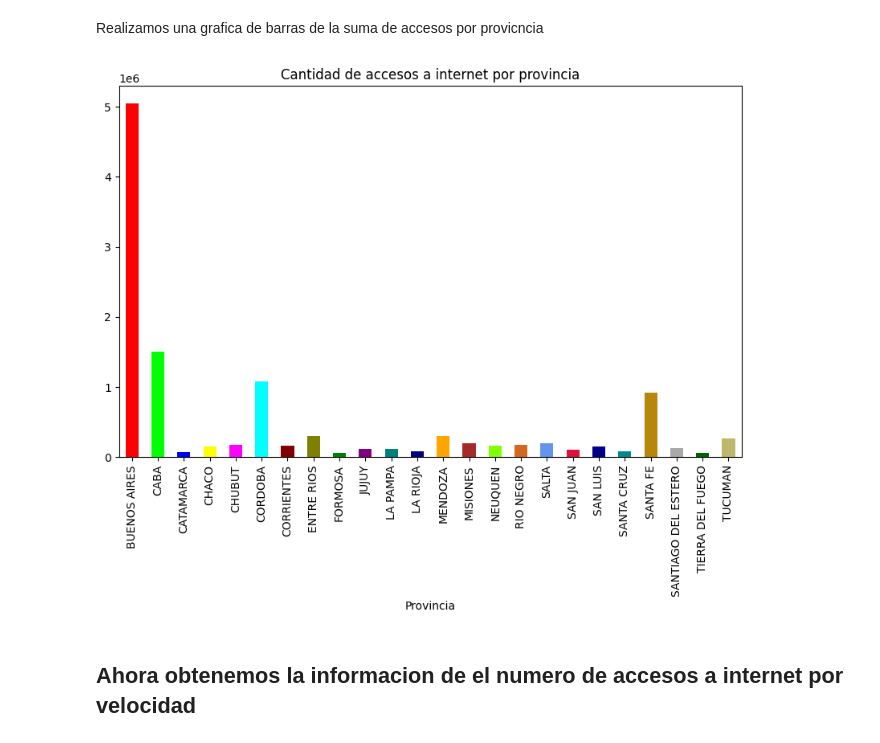
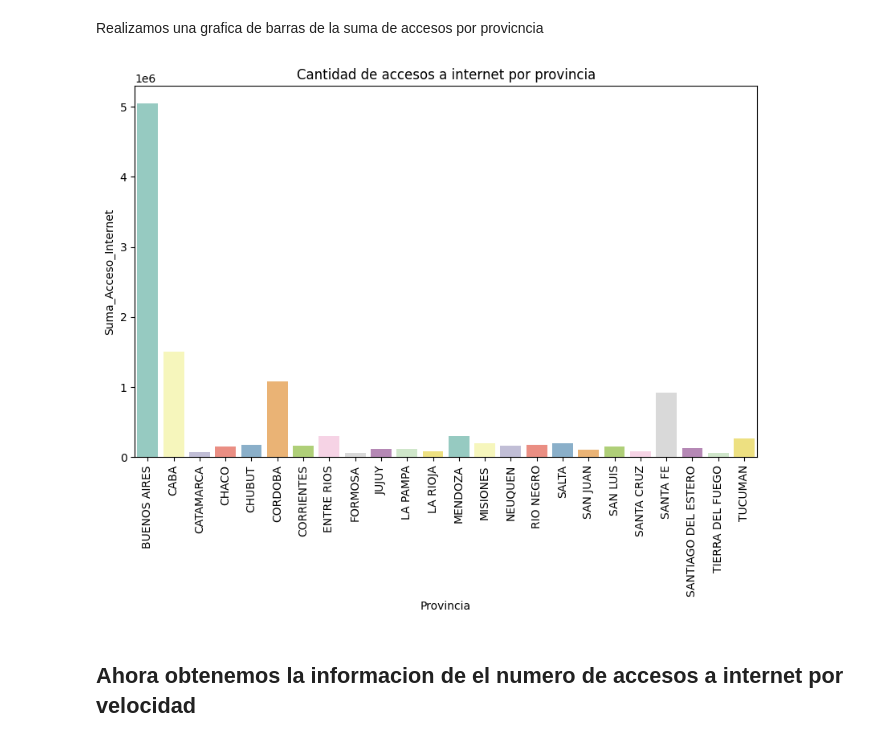
Before and after one commit to RogerCortezRosas/Telecom_Analytics, a Jupyter notebook: EDA.ipynb, the cells around one changed output. Saved outputs shown, nothing was run; the diff lists cells and outputs as text; code cells hidden in the pictures.

```diff
--- a/EDA.ipynb
+++ b/EDA.ipynb
@@ -151,39 +151,19 @@ TIERRA DEL FUEGO         61555.0
 Name: Suma_Acceso_Internet, dtype: float64
 # %% [markdown]
 Realizamos una grafica de barras de  la suma de accesos por provicncia
-# %%
-plt.figure(figsize=(10,6))
-colors = [
-    '#FF0000',  # Red
-    '#00FF00',  # Lime
-    '#0000FF',  # Blue
-    '#FFFF00',  # Yellow
-    '#FF00FF',  # Magenta
-    '#00FFFF',  # Cyan
-    '#800000',  # Maroon
-    '#808000',  # Olive
-    '#008000',  # Green
-    '#800080',  # Purple
-    '#008080',  # Teal
-    '#000080',  # Navy
-    '#FFA500',  # Orange
-    '#A52A2A',  # Brown
-    '#7FFF00',  # Chartreuse
-    '#D2691E',  # Chocolate
-    '#6495ED',  # CornflowerBlue
-    '#DC143C',  # Crimson
-    '#00008B',  # DarkBlue
-    '#008B8B',  # DarkCyan
-    '#B8860B',  # DarkGoldenRod
-    '#A9A9A9',  # DarkGray
-    '#006400',  # DarkGreen
-    '#BDB76B',  # DarkKhaki
-]
-data_frames['Acc_vel_loc_sinrangos'].groupby('Provincia')['Suma_Acceso_Internet'].sum().plot(kind='bar',color=colors)
-plt.title('Cantidad de accesos a internet por provincia')
-plt.show()
-# %% [output]
-[figure, removed]
+# %%
+suma_accesos = data_frames['Acc_vel_loc_sinrangos'].groupby('Provincia')['Suma_Acceso_Internet'].sum()
+suma_accesos = pd.DataFrame(suma_accesos)
+# %%
+suma_accesos.reset_index(inplace=True)
+# %%
+plt.figure(figsize=(10,6))
+sns.barplot(x='Provincia', y='Suma_Acceso_Internet', data= suma_accesos ,palette = 'Set3',hue = 'Provincia')
+plt.title('Cantidad de accesos a internet por provincia')
+plt.xticks(rotation=90)
+plt.show()
+# %% [output]
+[figure, added]
 # %% [markdown]
 ## Ahora obtenemos la informacion de el numero de accesos a internet por velocidad
 # %%
```
Also changed, not shown: 4 other files.
